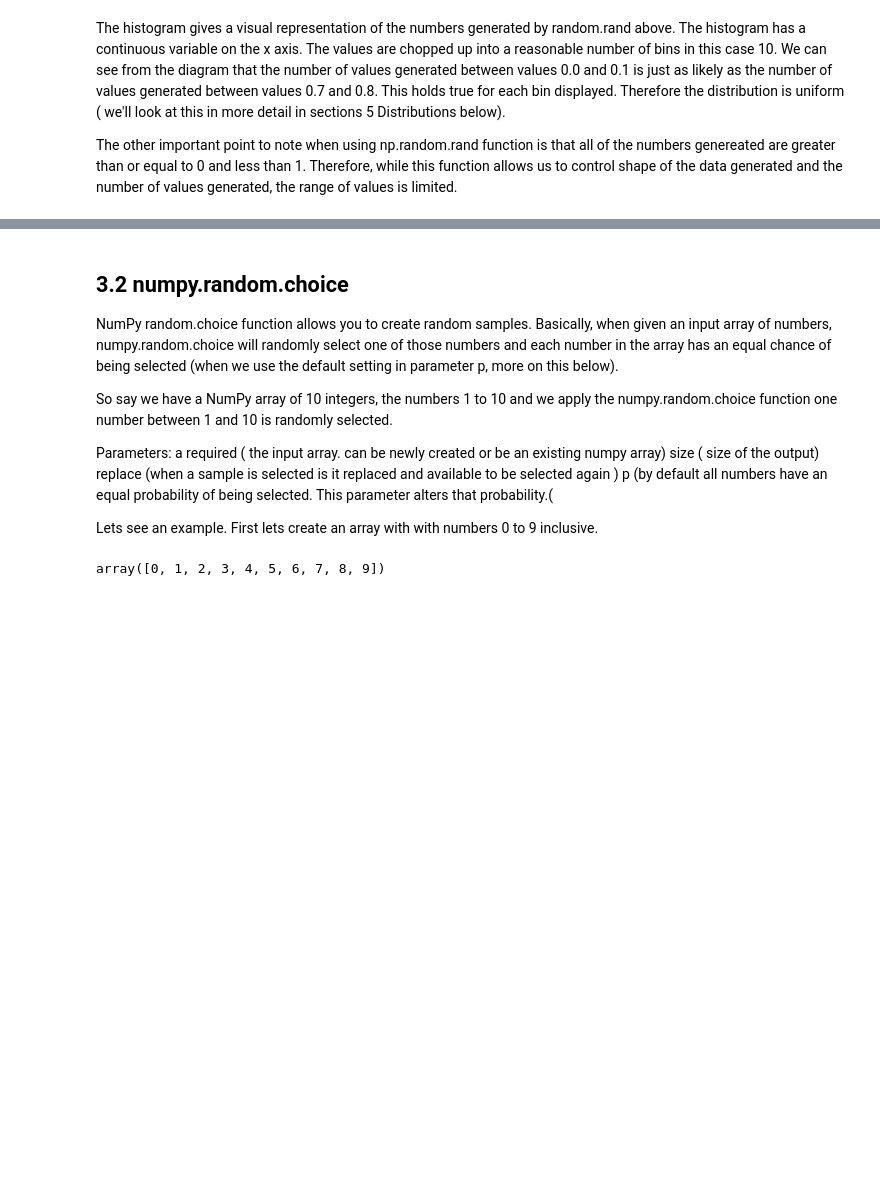
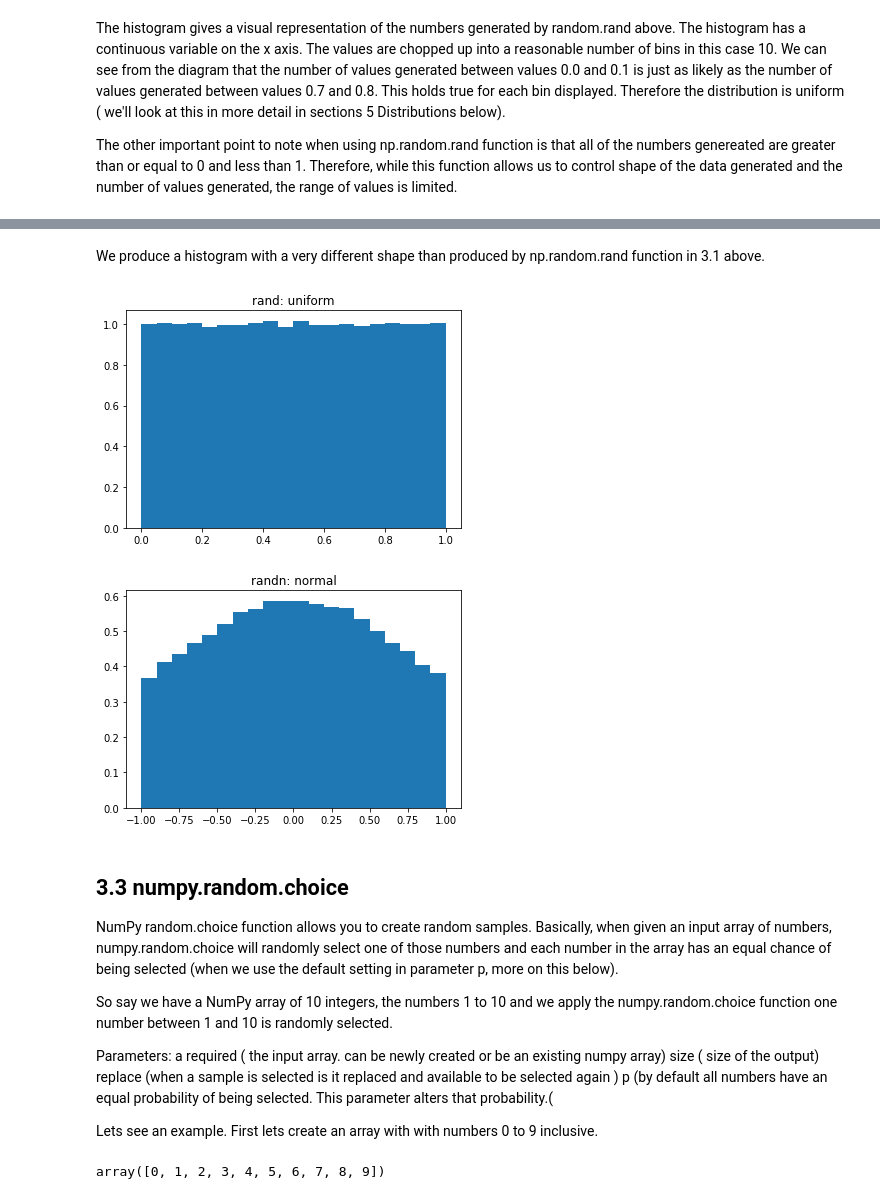
Before and after one commit to fionaoriordan/52465_19_np, a Jupyter notebook: numpy_random.ipynb, the cells around one changed output, grey strips where cells are left out. Saved outputs shown, nothing was run; the diff lists cells and outputs as text; code cells hidden in the pictures; blank space fills up the shorter version.

```diff
--- a/numpy_random.ipynb
+++ b/numpy_random.ipynb
@@ -136,5 +178,27 @@ The other important point to note when using np.random.rand function is that all
+# %% [markdown]
+We produce a histogram with a very different shape than produced by np.random.rand function in 3.1 above.
+# %%
+# Taken from https://stackoverflow.com/questions/47240308/differences-between-numpy-random-rand-vs-numpy-random-randn-in-python
+# np.random.rand is for Uniform distribution (in the half-open interval [0.0, 1.0))
+# np.random.randn is for Standard Normal (aka. Gaussian) distribution (mean 0 and variance 1)
+# You can visually explore the differences between these two very easily:
+
+
+sample_size = 100000
+uniform = np.random.rand(sample_size)
+normal = np.random.randn(sample_size)
+pdf, bins, patches = plt.hist(uniform, bins=20, range=(0, 1), density=True)
+plt.title('rand: uniform')
+plt.show()
+
+pdf, bins, patches = plt.hist(normal, bins=20, range=(-1, 1), density=True)
+plt.title('randn: normal')
+plt.show()
+# %% [output]
+[figure, added]
+[figure, added]
 # %% [markdown]
-## 3.2 numpy.random.choice
+## 3.3 numpy.random.choice
 
 NumPy random.choice function allows you to create random samples. Basically, when given an input array of numbers, numpy.random.choice will randomly select one of those numbers and each number in the array has an equal chance of being selected (when we use the default setting in parameter p, more on this below).
 
```
Also changed, not shown: parts of 30 cells of this notebook.
